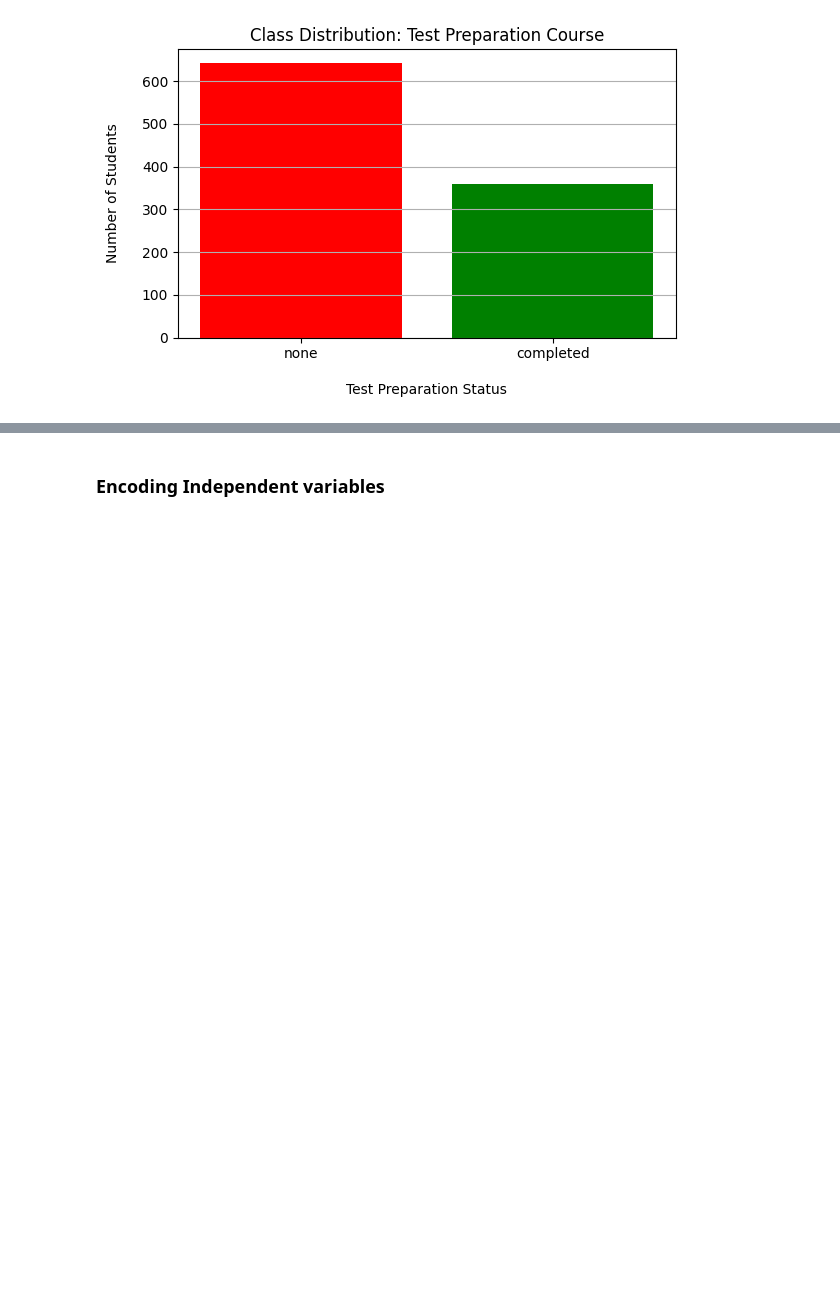
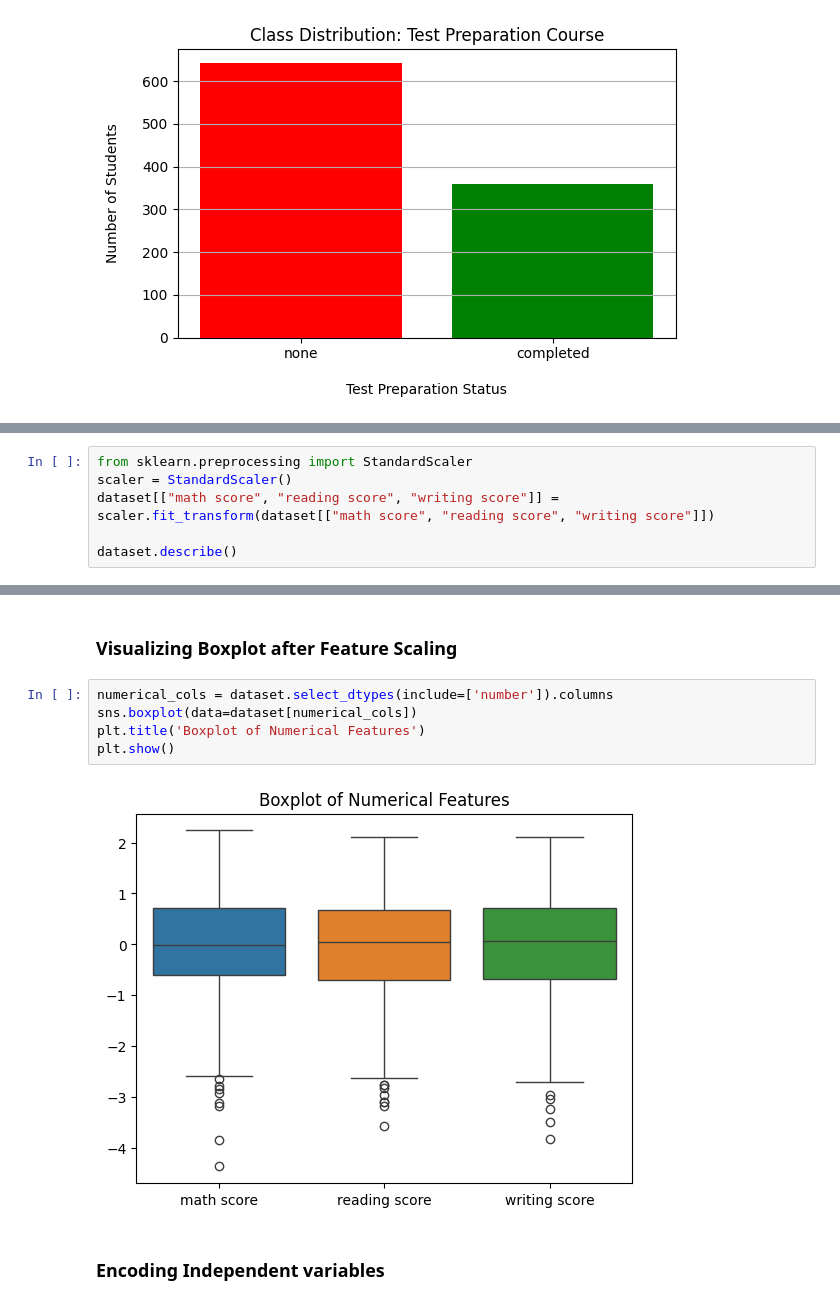
Before and after one commit to SakibMizan/MLProjectStudentPerformance, a Jupyter notebook: SakibMizanProject.ipynb, the cells around one changed output, grey strips where cells are left out. Saved outputs shown, nothing was run; the diff lists cells and outputs as text; blank space fills up the shorter version.

```diff
--- a/SakibMizanProject.ipynb
+++ b/SakibMizanProject.ipynb
@@ -163,0 +175,6 @@ Name: proportion, dtype: float64
+# %%
+from sklearn.preprocessing import StandardScaler
+scaler = StandardScaler()
+dataset[["math score", "reading score", "writing score"]] = scaler.fit_transform(dataset[["math score", "reading score", "writing score"]])
+
+dataset.describe()
@@ -164,3 +191,12 @@ Name: proportion, dtype: float64
+# %% [markdown]
+### Visualizing Boxplot after Feature Scaling
+# %%
+numerical_cols = dataset.select_dtypes(include=['number']).columns
+sns.boxplot(data=dataset[numerical_cols])
+plt.title('Boxplot of Numerical Features')
+plt.show()
+# %% [output]
+[figure, added]
 # %% [markdown]
 ### Encoding Independent variables
 # %%
```
Also changed, not shown: parts of 7 cells of this notebook.
